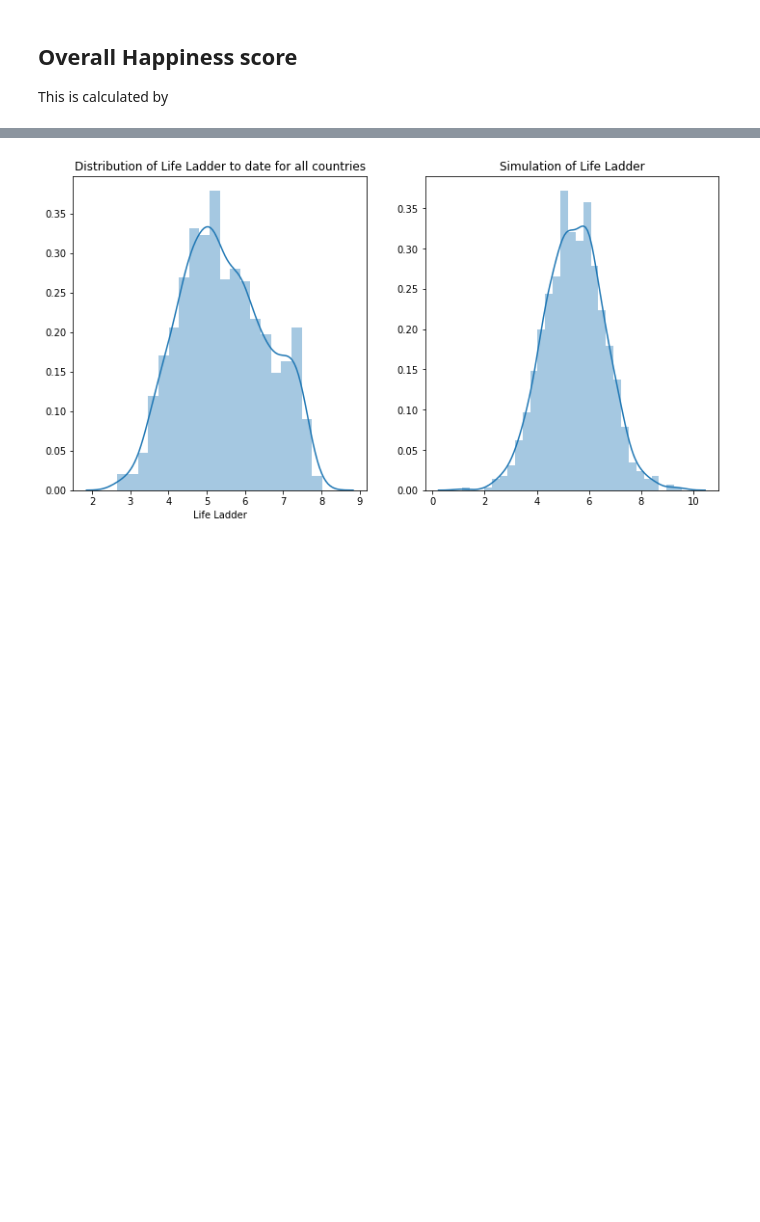
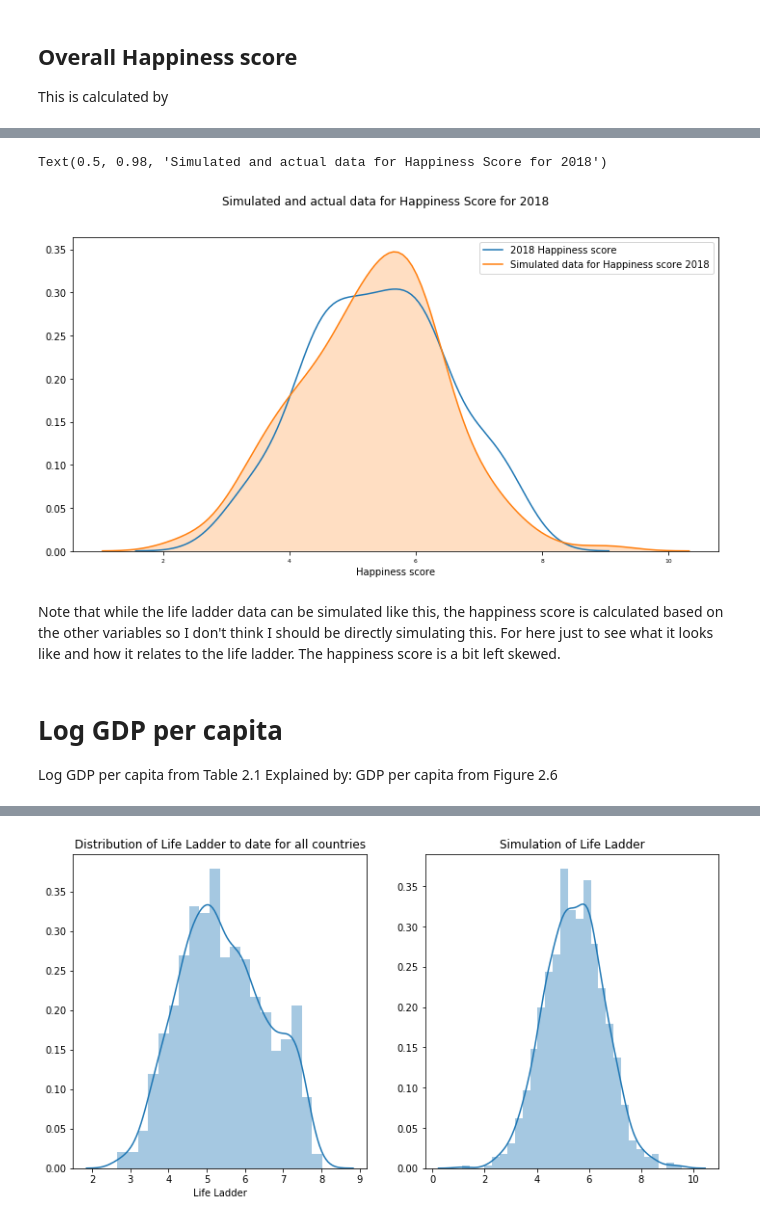
Before and after one commit to angela1C/Programming-for-Data-Analysis-Simulation-Project-2019, a Jupyter notebook: HappySimulate.ipynb, the cells around one changed output, grey strips where cells are left out. Drawn from its saved outputs; the diff is of its cells as text; code cells hidden in the pictures; blank space fills up the shorter version.

```diff
--- a/HappySimulate.ipynb
+++ b/HappySimulate.ipynb
@@ -576,0 +547,14 @@ s = np.random.normal(loc, scale, 1000)
+# %%
+sns.distplot(df6['Happiness score'],hist=False, label="2018 Happiness score");
+sns.kdeplot(HS, label="Simulated data for Happiness score 2018", shade=True)
+
+plt.suptitle("Simulated and actual data for Happiness Score for 2018")
+# %% [output]
+Text(0.5, 0.98, 'Simulated and actual data for Happiness Score for 2018')
+[figure, added]
+# %% [markdown]
+Note that while the life ladder data can be simulated like this, the happiness score is calculated based on the other variables so I don't think I should be directly simulating this. For here just to see what it looks like and how it relates to the life ladder. The happiness score is a bit left skewed.
+# %% [markdown]
+# Log GDP per capita
+Log GDP per capita from Table 2.1
+Explained by: GDP per capita from Figure 2.6
```
Also changed, not shown: parts of 57 cells of this notebook, 5 other files.
